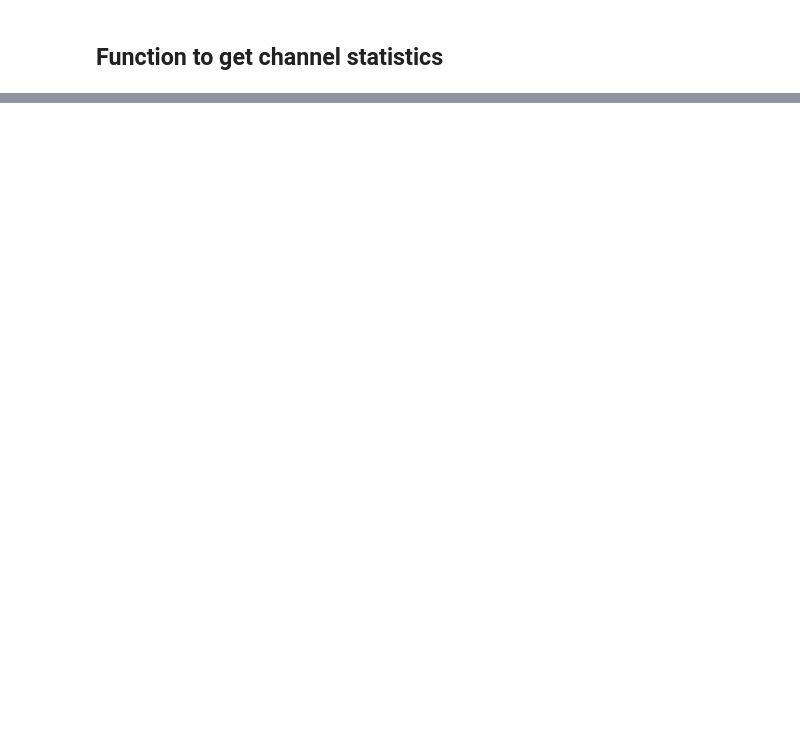
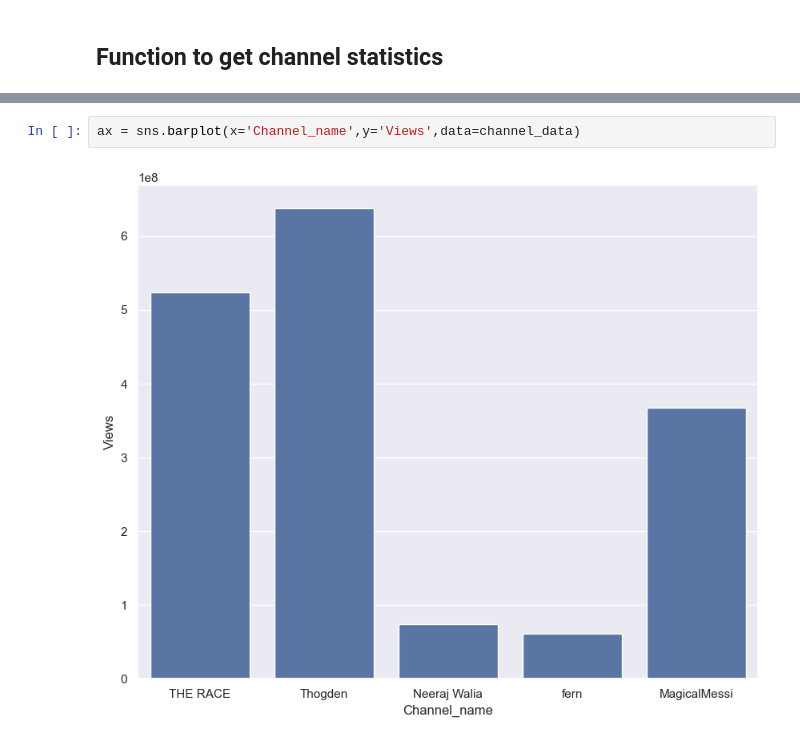
Before and after one commit to Shantanu29kumar/Scapping_Youtube_Data, a Jupyter notebook: YT-Analysis-project.ipynb, the cells around one changed output, grey strips where cells are left out. Cells and saved outputs as stored; diff of their text form; blank space fills up the shorter version.

```diff
--- a/YT-Analysis-project.ipynb
+++ b/YT-Analysis-project.ipynb
@@ -38,0 +102,4 @@ get_channel_stats(youTube,channel_id)
+# %%
+ax = sns.barplot(x='Channel_name',y='Views',data=channel_data)
+# %% [output]
+[figure, added]
```
Also changed, not shown: parts of 11 cells of this notebook.
